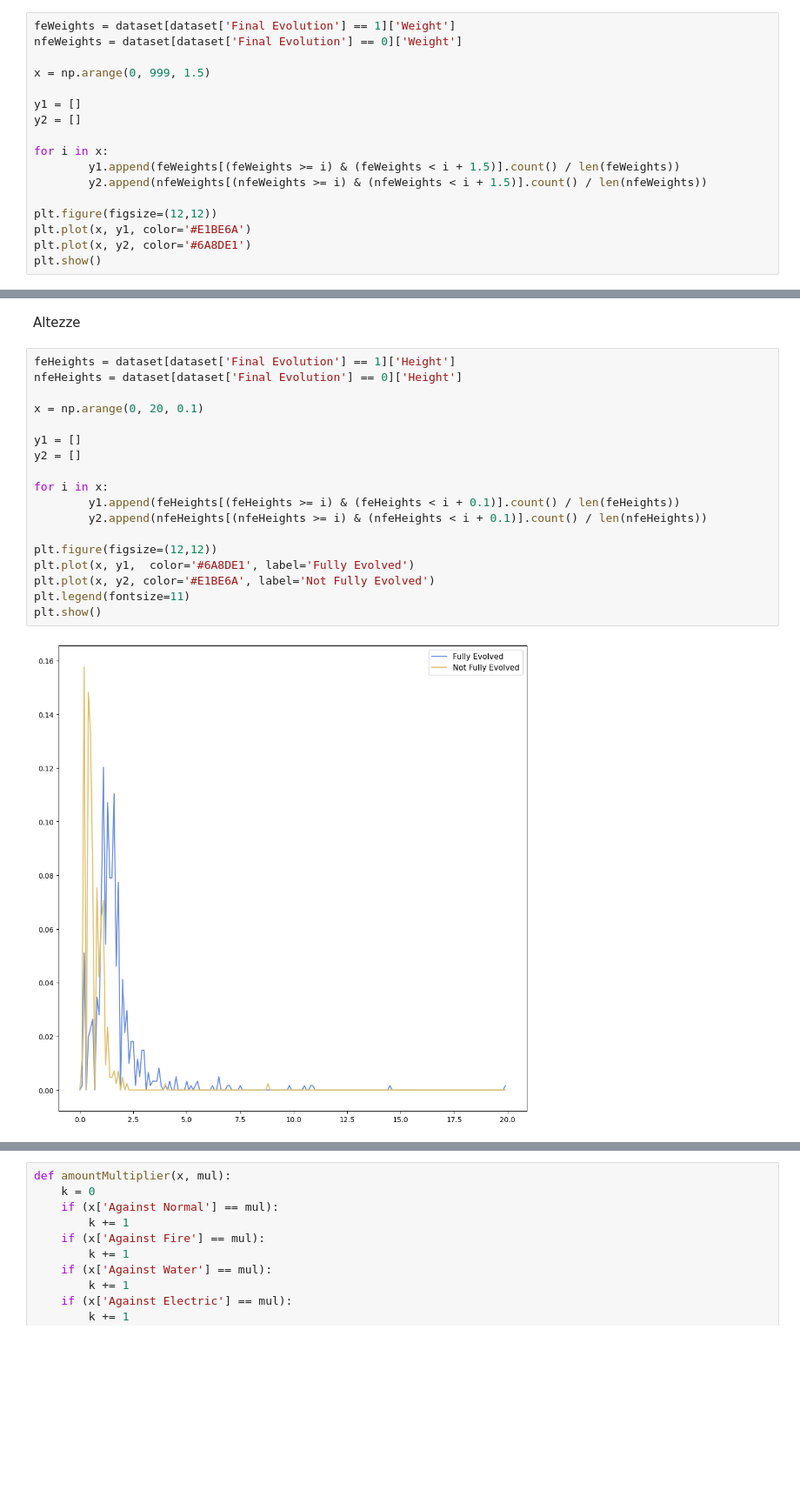
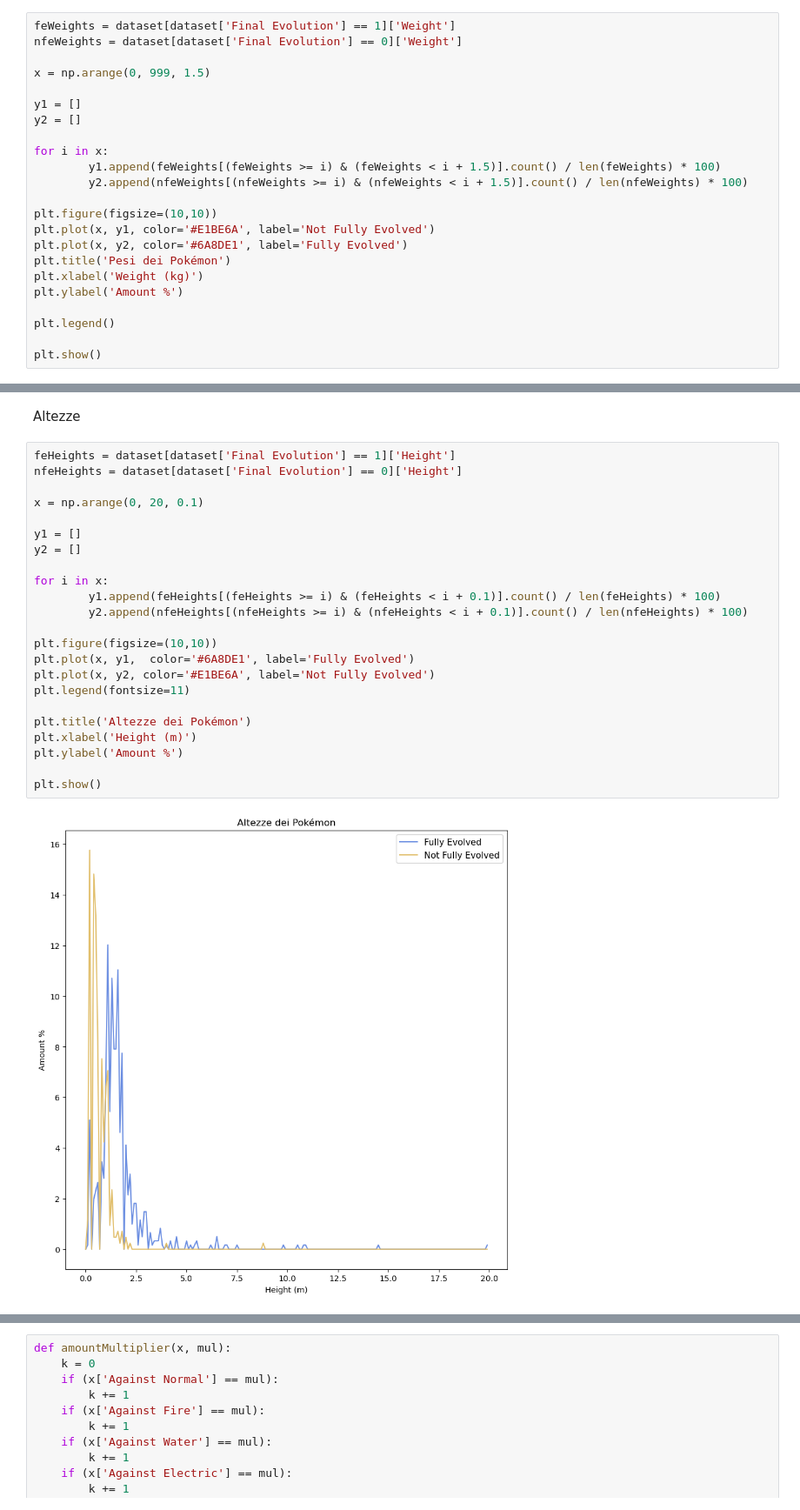
Before and after one commit to Mantotheale/PokemonScientificVisualization, a Jupyter notebook: Pokemon_notebook.ipynb, the cells around one changed output, grey strips where cells are left out. Shown at 87% size. Drawn from its saved outputs; the diff is of its cells as text; blank space fills up the shorter version.

```diff
--- a/Pokemon_notebook.ipynb
+++ b/Pokemon_notebook.ipynb
@@ -258,11 +271,17 @@ y1 = []
 y2 = []
 
 for i in x:
-        y1.append(feWeights[(feWeights >= i) & (feWeights < i + 1.5)].count() / len(feWeights))
-        y2.append(nfeWeights[(nfeWeights >= i) & (nfeWeights < i + 1.5)].count() / len(nfeWeights))
+        y1.append(feWeights[(feWeights >= i) & (feWeights < i + 1.5)].count() / len(feWeights) * 100)
+        y2.append(nfeWeights[(nfeWeights >= i) & (nfeWeights < i + 1.5)].count() / len(nfeWeights) * 100)
 
-plt.figure(figsize=(12,12))
-plt.plot(x, y1, color='#E1BE6A')
-plt.plot(x, y2, color='#6A8DE1')
+plt.figure(figsize=(10,10))
+plt.plot(x, y1, color='#E1BE6A', label='Not Fully Evolved')
+plt.plot(x, y2, color='#6A8DE1', label='Fully Evolved')
+plt.title('Pesi dei Pokémon')
+plt.xlabel('Weight (kg)')
+plt.ylabel('Amount %')
+
+plt.legend()
+
 plt.show()
 # %% [output]
@@ -304,23 +331,28 @@ Altezze
 # %%
 feHeights = dataset[dataset['Final Evolution'] == 1]['Height']
 nfeHeights = dataset[dataset['Final Evolution'] == 0]['Height']
 
 x = np.arange(0, 20, 0.1)
 
 y1 = []
 y2 = []
 
 for i in x:
-        y1.append(feHeights[(feHeights >= i) & (feHeights < i + 0.1)].count() / len(feHeights))
-        y2.append(nfeHeights[(nfeHeights >= i) & (nfeHeights < i + 0.1)].count() / len(nfeHeights))
+        y1.append(feHeights[(feHeights >= i) & (feHeights < i + 0.1)].count() / len(feHeights) * 100)
+        y2.append(nfeHeights[(nfeHeights >= i) & (nfeHeights < i + 0.1)].count() / len(nfeHeights) * 100)
 
-plt.figure(figsize=(12,12))
+plt.figure(figsize=(10,10))
 plt.plot(x, y1,  color='#6A8DE1', label='Fully Evolved')
 plt.plot(x, y2, color='#E1BE6A', label='Not Fully Evolved')
 plt.legend(fontsize=11)
+
+plt.title('Altezze dei Pokémon')
+plt.xlabel('Height (m)')
+plt.ylabel('Amount %')
+
 plt.show()
 # %% [output]
-[figure, old version]
+[figure, new version]
 # %%
 feHeights = dataset[dataset['Final Evolution'] == 1]['Height']
 nfeHeights = dataset[dataset['Final Evolution'] == 0]['Height']
```
Also changed, not shown: parts of 20 cells of this notebook.
